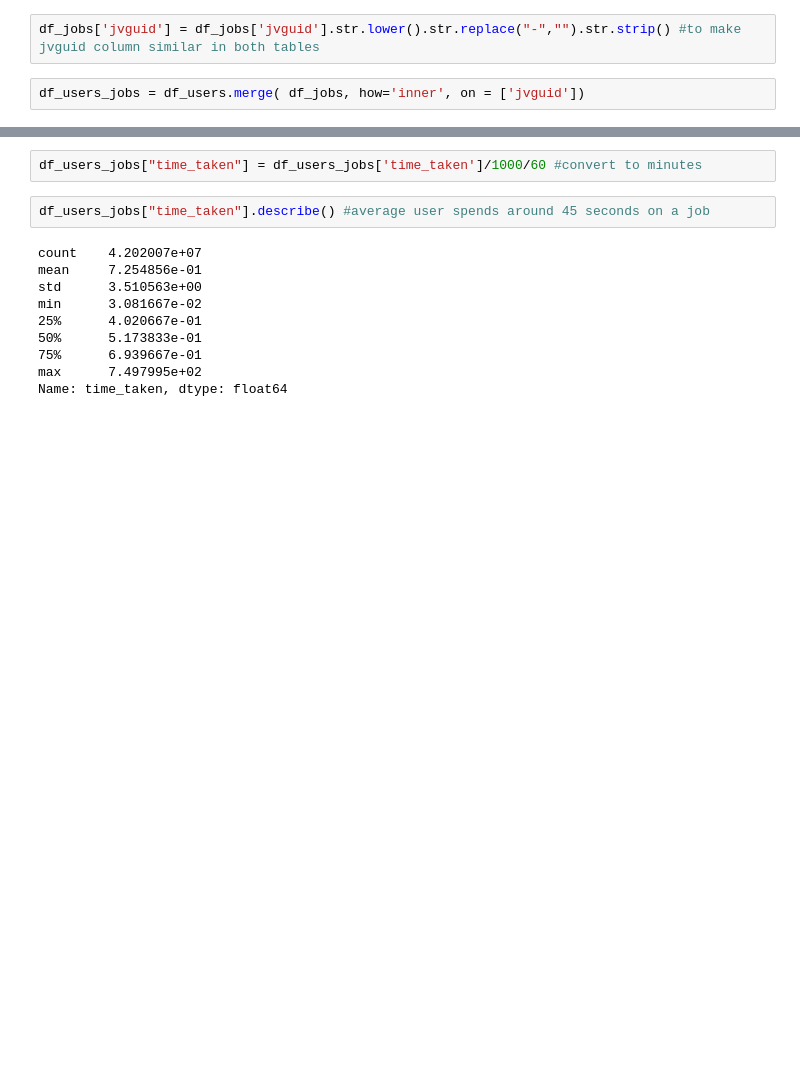
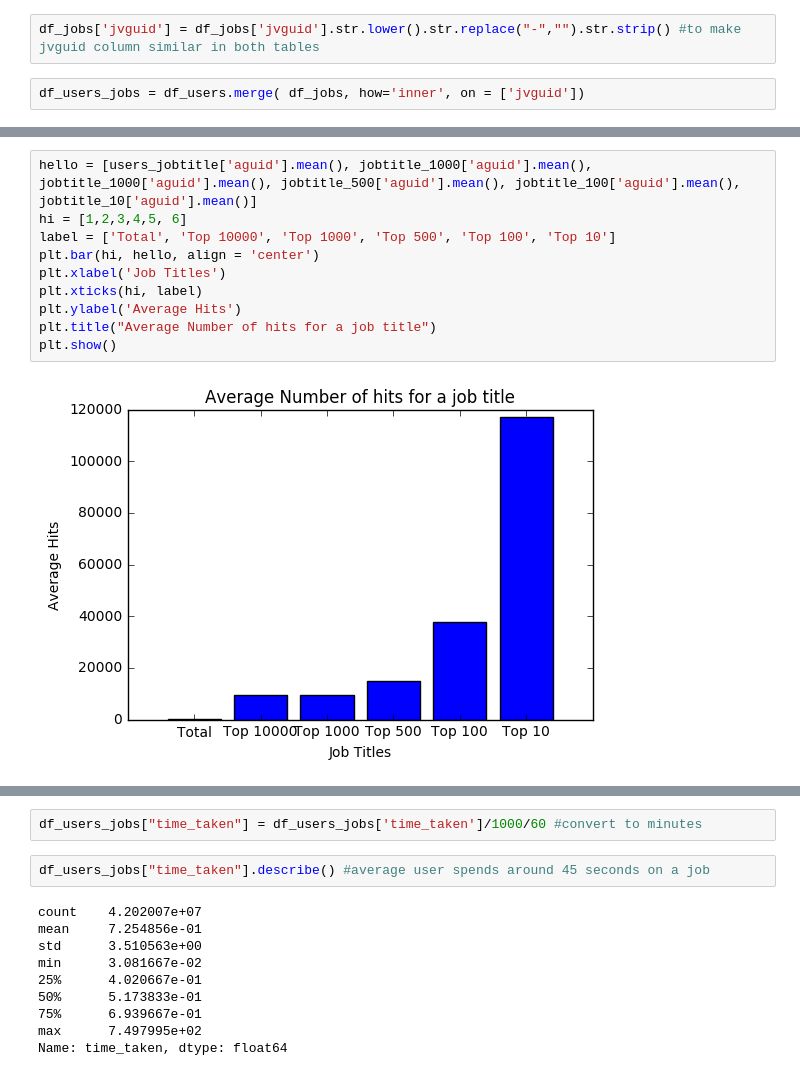
Before and after one commit to MSIA/vail, a Jupyter notebook: eda.ipynb, the cells around one changed output, grey strips where cells are left out. Cells and saved outputs as stored; diff of their text form; blank space fills up the shorter version.

```diff
--- a/eda.ipynb
+++ b/eda.ipynb
@@ -774,0 +808,12 @@ company_10000
+# %%
+hello = [users_jobtitle['aguid'].mean(), jobtitle_1000['aguid'].mean(), jobtitle_1000['aguid'].mean(), jobtitle_500['aguid'].mean(), jobtitle_100['aguid'].mean(), jobtitle_10['aguid'].mean()]
+hi = [1,2,3,4,5, 6]
+label = ['Total', 'Top 10000', 'Top 1000', 'Top 500', 'Top 100', 'Top 10']
+plt.bar(hi, hello, align = 'center')
+plt.xlabel('Job Titles')
+plt.xticks(hi, label)
+plt.ylabel('Average Hits')
+plt.title("Average Number of hits for a job title")
+plt.show()
+# %% [output]
+[figure, added]
```
Also changed, not shown: parts of 39 cells of this notebook.
